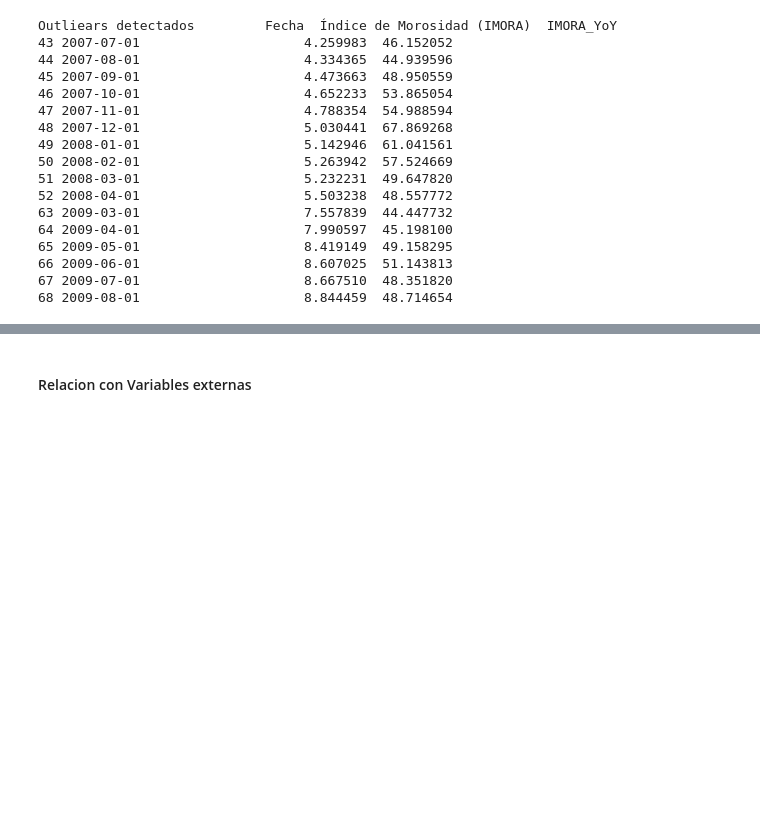
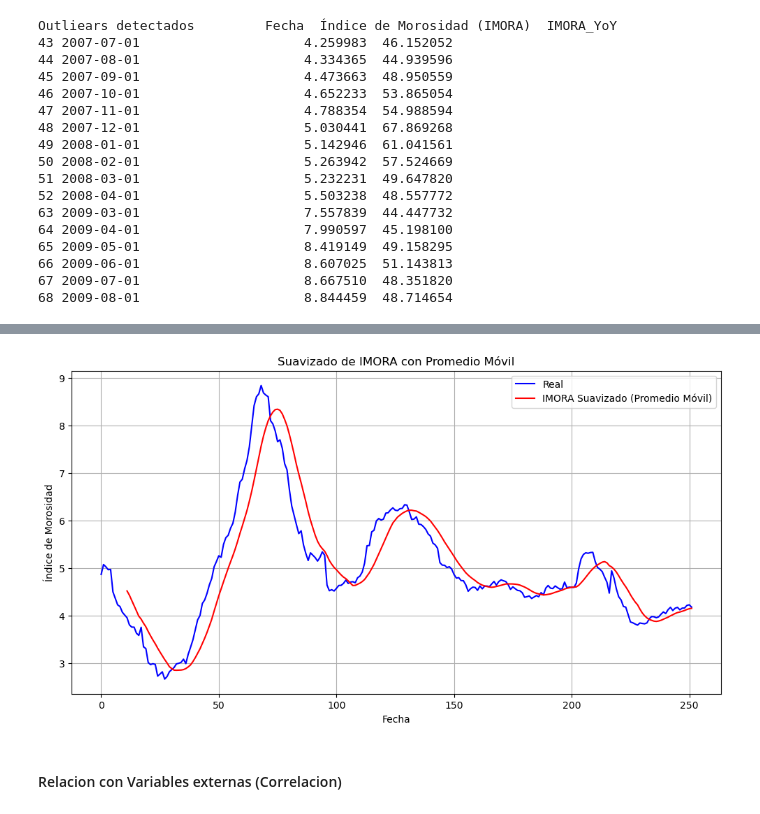
Before and after one commit to Hortizesp/Modelos_Credito, a Jupyter notebook: Respuesta Humberto Ortiz Espinosa.ipynb, the cells around one changed output, grey strips where cells are left out. Saved outputs shown, nothing was run; the diff lists cells and outputs as text; code cells hidden in the pictures; blank space fills up the shorter version.

```diff
--- a/Respuesta Humberto Ortiz Espinosa.ipynb
+++ b/Respuesta Humberto Ortiz Espinosa.ipynb
@@ -119,2 +173,18 @@ plt.show()
+# %%
+# Suavizado con Promedio Móvil
+serie_objetivo['IMORA_suavizado'] = serie_objetivo['Índice de Morosidad (IMORA)'].rolling(window=12).mean()
+
+# Graficamos el IMORA original vs. el suavizado
+plt.figure(figsize=(12,6))
+plt.plot(serie_objetivo.index, serie_objetivo['Índice de Morosidad (IMORA)'], label='Real', color='blue')
+plt.plot(serie_objetivo.index, serie_objetivo['IMORA_suavizado'], label='IMORA Suavizado (Promedio Móvil)', color='red')
+plt.title('Suavizado de IMORA con Promedio Móvil')
+plt.xlabel('Fecha')
+plt.ylabel('Índice de Morosidad')
+plt.legend()
+plt.grid()
+plt.show()
+# %% [output]
+[figure, added]
 # %% [markdown]
-#### Relacion con Variables externas
+#### Relacion con Variables externas (Correlacion)
```
Also changed, not shown: parts of 28 cells of this notebook.
